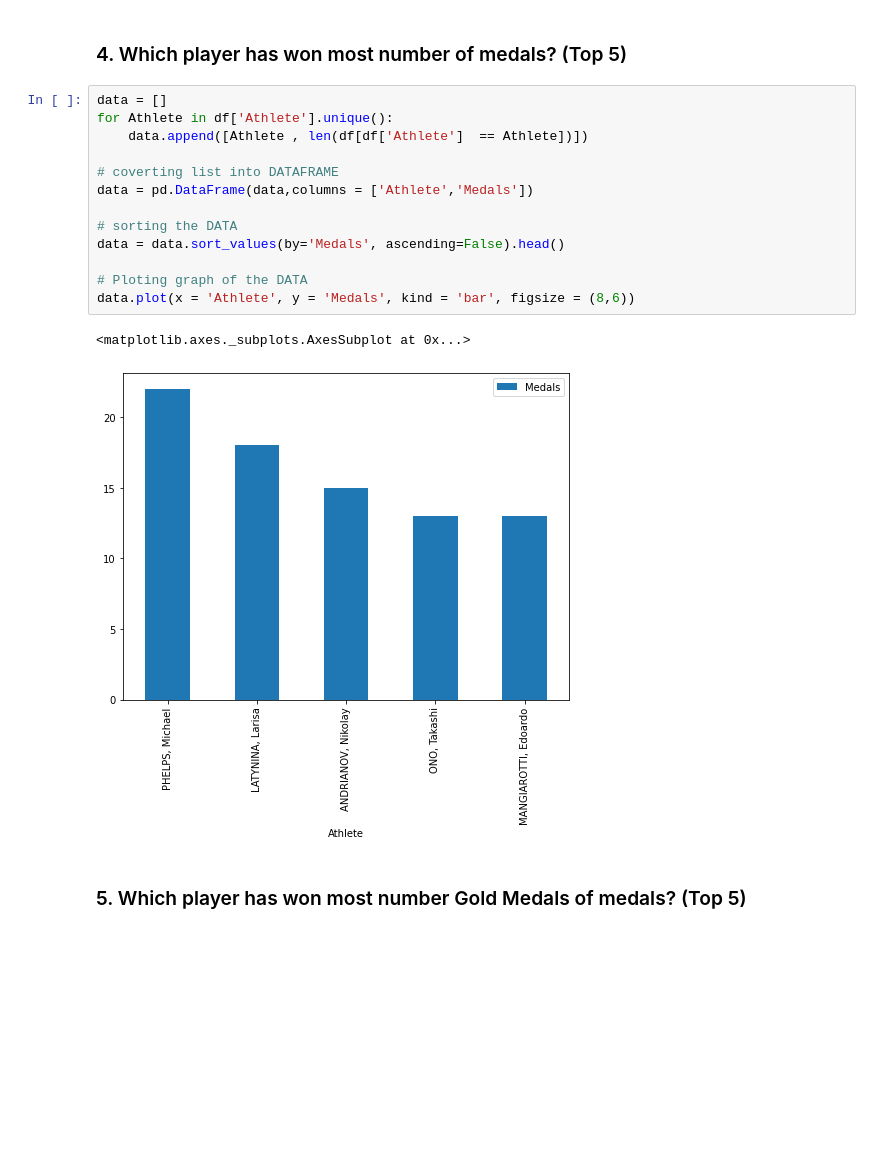
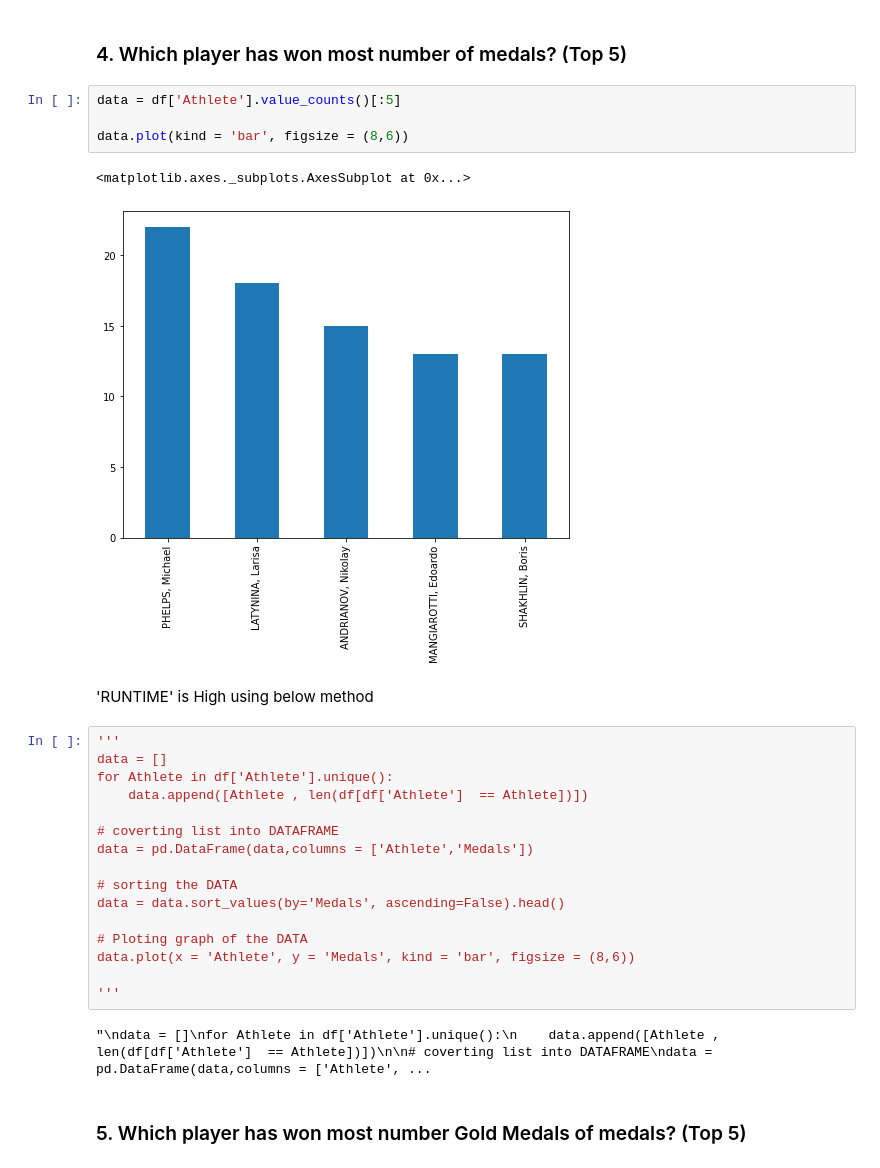
Before and after one commit to Kyoyakp/ETG-AI-ML-Internship, a Jupyter notebook: Data Analysis/Olympics_Analysis.ipynb, the cells around one changed output. Cells and saved outputs as stored; diff of their text form; blank space fills up the shorter version.

```diff
--- a/Data Analysis/Olympics_Analysis.ipynb
+++ b/Data Analysis/Olympics_Analysis.ipynb
@@ -76,7 +77,17 @@ plt.show()
 [figure]
 # %% [markdown]
 ### 4. Which player has won most number of medals? (Top 5)
+# %%
+data = df['Athlete'].value_counts()[:5]
+
+data.plot(kind = 'bar', figsize = (8,6))
+# %% [output]
+<matplotlib.axes._subplots.AxesSubplot at 0x...>
+[figure, added]
+# %% [markdown]
+'RUNTIME' is High using below method
 # %%
+'''
 data = []
 for Athlete in df['Athlete'].unique():
     data.append([Athlete , len(df[df['Athlete']  == Athlete])])
@@ -89,8 +100,9 @@ data = data.sort_values(by='Medals', ascending=False).head()
 
 # Ploting graph of the DATA
 data.plot(x = 'Athlete', y = 'Medals', kind = 'bar', figsize = (8,6))
+
+'''
 # %% [output]
-<matplotlib.axes._subplots.AxesSubplot at 0x...>
+"\ndata = []\nfor Athlete in df['Athlete'].unique():\n    data.append([Athlete , len(df[df['Athlete']  == Athlete])])\n\n# coverting list into DATAFRAME\ndata = pd.DataFrame(data,columns = ['Athlete', ...
-[figure, removed]
 # %% [markdown]
 ### 5. Which player has won most number Gold Medals of medals? (Top 5)
```
Also changed, not shown: parts of 4 cells of this notebook.
